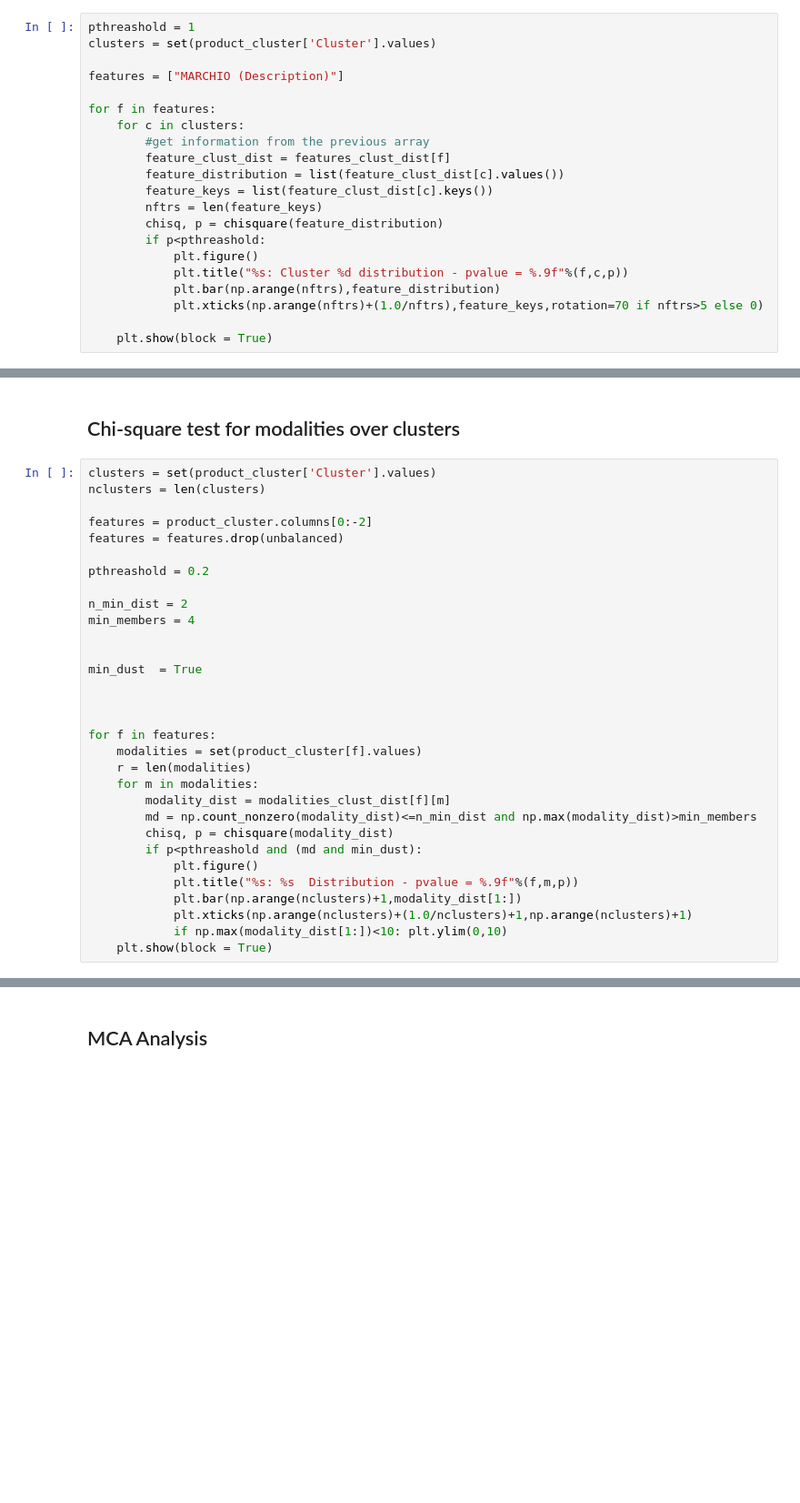
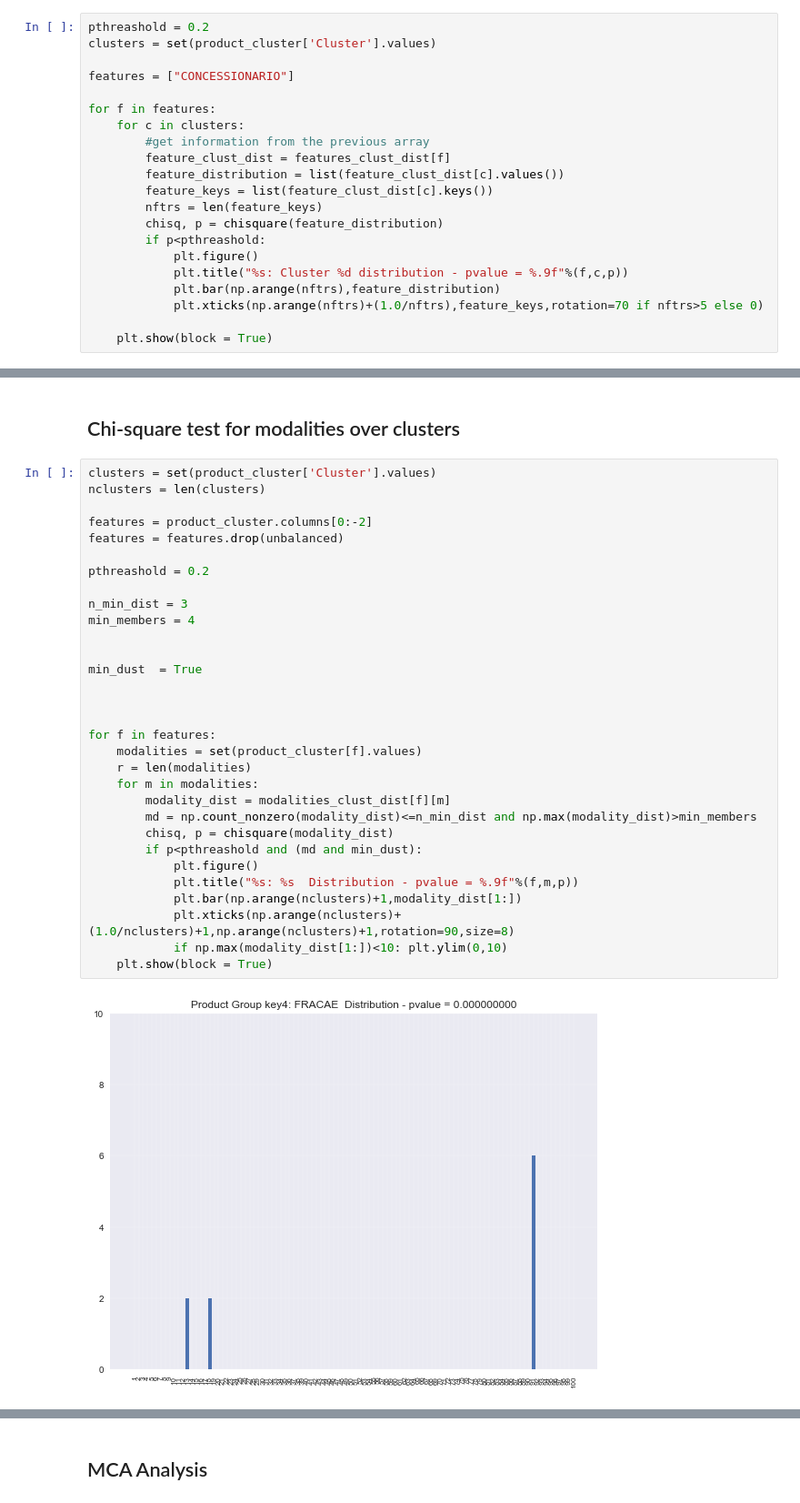
Before and after one commit to imad24/pc_clustering, a Jupyter notebook: notebooks/p2c4/0.4-imad-cluster-analysis.ipynb, the cells around one changed output, grey strips where cells are left out. Shown at 91% size. Drawn from its saved outputs; the diff is of its cells as text; blank space fills up the shorter version.

```diff
--- a/notebooks/p2c4/0.4-imad-cluster-analysis.ipynb
+++ b/notebooks/p2c4/0.4-imad-cluster-analysis.ipynb
@@ -210,10 +252,10 @@ for f in features:
 # %% [markdown]
 ## Chi-square test over features
 # %%
-pthreashold = 1
+pthreashold = 0.2
 clusters = set(product_cluster['Cluster'].values)
 
-features = ["MARCHIO (Description)"]
+features = ["CONCESSIONARIO"]
 
 for f in features:
     for c in clusters:
@@ -259,31 +303,33 @@ for f in features:
 # %%
 clusters = set(product_cluster['Cluster'].values)
 nclusters = len(clusters)
 
 features = product_cluster.columns[0:-2]
 features = features.drop(unbalanced)
 
 pthreashold = 0.2
 
-n_min_dist = 2
+n_min_dist = 3
 min_members = 4
 
 
 min_dust  = True
 
 
 
 for f in features:
     modalities = set(product_cluster[f].values)
     r = len(modalities)
     for m in modalities:
         modality_dist = modalities_clust_dist[f][m]
         md = np.count_nonzero(modality_dist)<=n_min_dist and np.max(modality_dist)>min_members
         chisq, p = chisquare(modality_dist)
         if p<pthreashold and (md and min_dust):
             plt.figure()
             plt.title("%s: %s  Distribution - pvalue = %.9f"%(f,m,p))
             plt.bar(np.arange(nclusters)+1,modality_dist[1:])
-            plt.xticks(np.arange(nclusters)+(1.0/nclusters)+1,np.arange(nclusters)+1)
+            plt.xticks(np.arange(nclusters)+(1.0/nclusters)+1,np.arange(nclusters)+1,rotation=90,size=8)
             if np.max(modality_dist[1:])<10: plt.ylim(0,10)
     plt.show(block = True)
+# %% [output]
+[figure, added]
```
Also changed, not shown: parts of 9 cells of this notebook, 6 other files.
